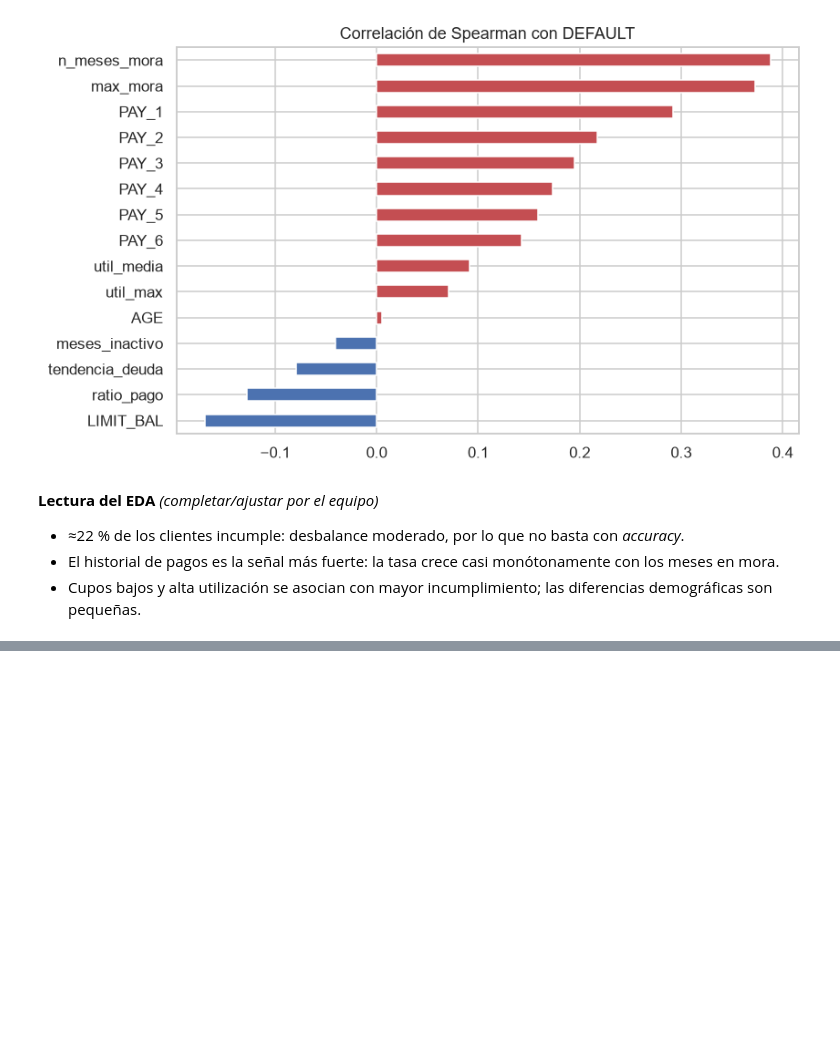
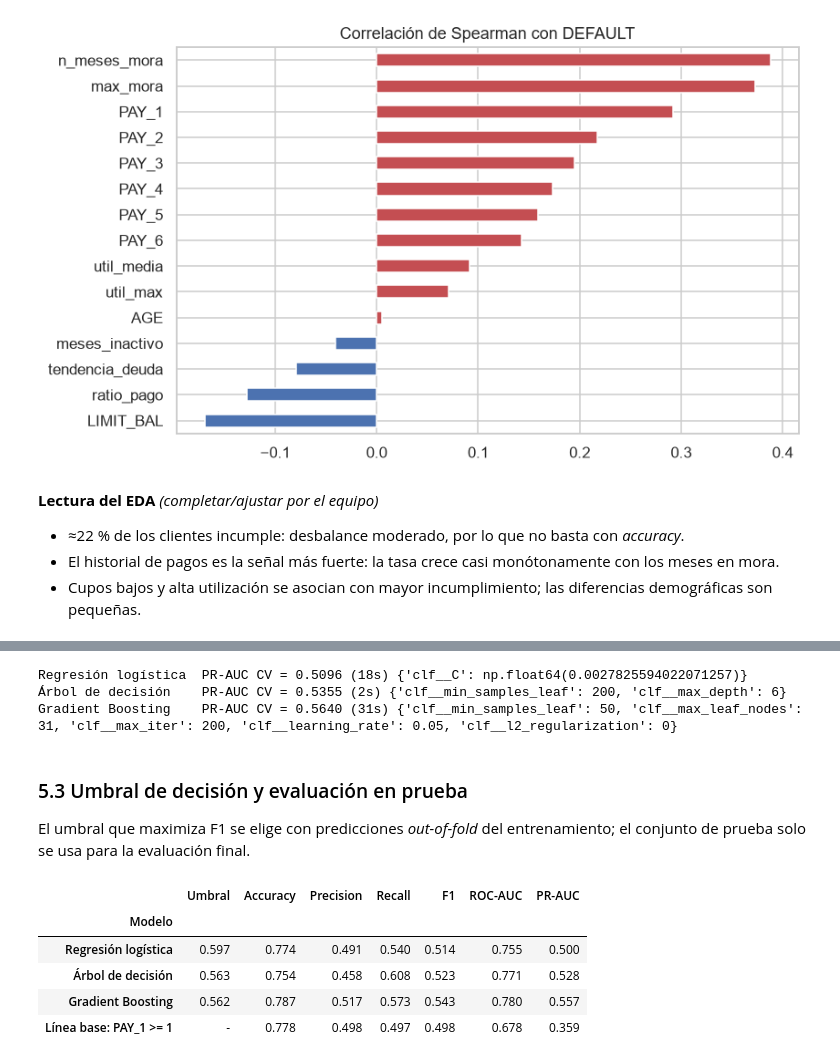
Before and after one commit to JuanRob2024/Analisis-de-datos-2026-2, a Jupyter notebook: proyecto final/notebooks/proyecto_final_equipo5_riesgo_credito.ipynb, the cells around one changed output, grey strips where cells are left out. Cells and saved outputs as stored; diff of their text form; code cells hidden in the pictures; blank space fills up the shorter version.

```diff
--- a/proyecto final/notebooks/proyecto_final_equipo5_riesgo_credito.ipynb
+++ b/proyecto final/notebooks/proyecto_final_equipo5_riesgo_credito.ipynb
@@ -290,0 +320,51 @@ ax.set_title("Correlación de Spearman con DEFAULT"); guardar("04_correlaciones"
+# %%
+cv = StratifiedKFold(n_splits=4, shuffle=True, random_state=SEED)
+modelos = {
+    "Regresión logística": (LogisticRegression(class_weight="balanced", max_iter=2000),
+                            {"clf__C": np.logspace(-3, 1, 10)}, 8),
+    "Árbol de decisión":   (DecisionTreeClassifier(class_weight="balanced", random_state=SEED),
+                            {"clf__max_depth": [3, 4, 5, 6, 8], "clf__min_samples_leaf": [20, 50, 100, 200]}, 10),
+    "Gradient Boosting":   (HistGradientBoostingClassifier(class_weight="balanced", random_state=SEED),
+                            {"clf__learning_rate": [0.03, 0.05, 0.1], "clf__max_leaf_nodes": [15, 31],
+                             "clf__min_samples_leaf": [50, 100], "clf__l2_regularization": [0, 1, 5],
+                             "clf__max_iter": [200, 400]}, 8),
+}
+busquedas = {}
+for nombre, (est, grid, n_iter) in modelos.items():
+    t0 = time.time()
+    s = RandomizedSearchCV(Pipeline([("prep", preproceso), ("clf", est)]), grid, n_iter=n_iter,
+                           scoring="average_precision", cv=cv, random_state=SEED, n_jobs=-1)
+    s.fit(X_train, y_train)
+    busquedas[nombre] = s
+    print(f"{nombre:20s} PR-AUC CV = {s.best_score_:.4f} ({time.time()-t0:.0f}s) {s.best_params_}")
+# %% [output]
+Regresión logística  PR-AUC CV = 0.5096 (18s) {'clf__C': np.float64(0.0027825594022071257)}
+Árbol de decisión    PR-AUC CV = 0.5355 (2s) {'clf__min_samples_leaf': 200, 'clf__max_depth': 6}
+Gradient Boosting    PR-AUC CV = 0.5640 (31s) {'clf__min_samples_leaf': 50, 'clf__max_leaf_nodes': 31, 'clf__max_iter': 200, 'clf__learning_rate': 0.05, 'clf__l2_regularization': 0}
+# %% [markdown]
+### 5.3 Umbral de decisión y evaluación en prueba
+El umbral que maximiza F1 se elige con predicciones *out-of-fold* del entrenamiento; el conjunto de prueba solo se usa para la evaluación final.
+# %%
+def evaluar(y_true, prob, thr):
+    pred = (prob >= thr).astype(int)
+    return {"Accuracy": accuracy_score(y_true, pred), "Precision": precision_score(y_true, pred),
+            "Recall": recall_score(y_true, pred), "F1": f1_score(y_true, pred),
+            "ROC-AUC": roc_auc_score(y_true, prob), "PR-AUC": average_precision_score(y_true, prob)}
+
+umbrales, probs, filas = {}, {}, []
+for nombre, s in busquedas.items():
+    oof = cross_val_predict(s.best_estimator_, X_train, y_train, cv=cv, method="predict_proba", n_jobs=-1)[:, 1]
+    p, r, t = precision_recall_curve(y_train, oof)
+    umbrales[nombre] = t[np.nanargmax((2*p*r/(p+r+1e-12))[:-1])]
+    probs[nombre] = s.predict_proba(X_test)[:, 1]
+    filas.append({"Modelo": nombre, "Umbral": round(umbrales[nombre], 3), **evaluar(y_test, probs[nombre], umbrales[nombre])})
+filas.append({"Modelo": "Línea base: PAY_1 >= 1", "Umbral": "-", **evaluar(y_test, (X_test["PAY_1"] >= 1).astype(float), 0.5)})
+resultados = pd.DataFrame(filas).set_index("Modelo")
+resultados.round(3)
+# %% [output]
+|  | Umbral | Accuracy | Precision | Recall | F1 | ROC-AUC | PR-AUC |
+| Modelo |  |  |  |  |  |  |  |
+| Regresión logística | 0.597 | 0.774 | 0.491 | 0.540 | 0.514 | 0.755 | 0.500 |
+| Árbol de decisión | 0.563 | 0.754 | 0.458 | 0.608 | 0.523 | 0.771 | 0.528 |
+| Gradient Boosting | 0.562 | 0.787 | 0.517 | 0.573 | 0.543 | 0.780 | 0.557 |
+| Línea base: PAY_1 >= 1 | - | 0.778 | 0.498 | 0.497 | 0.498 | 0.678 | 0.359 |
```
Also changed, not shown: parts of 10 cells of this notebook, 4 other files.
